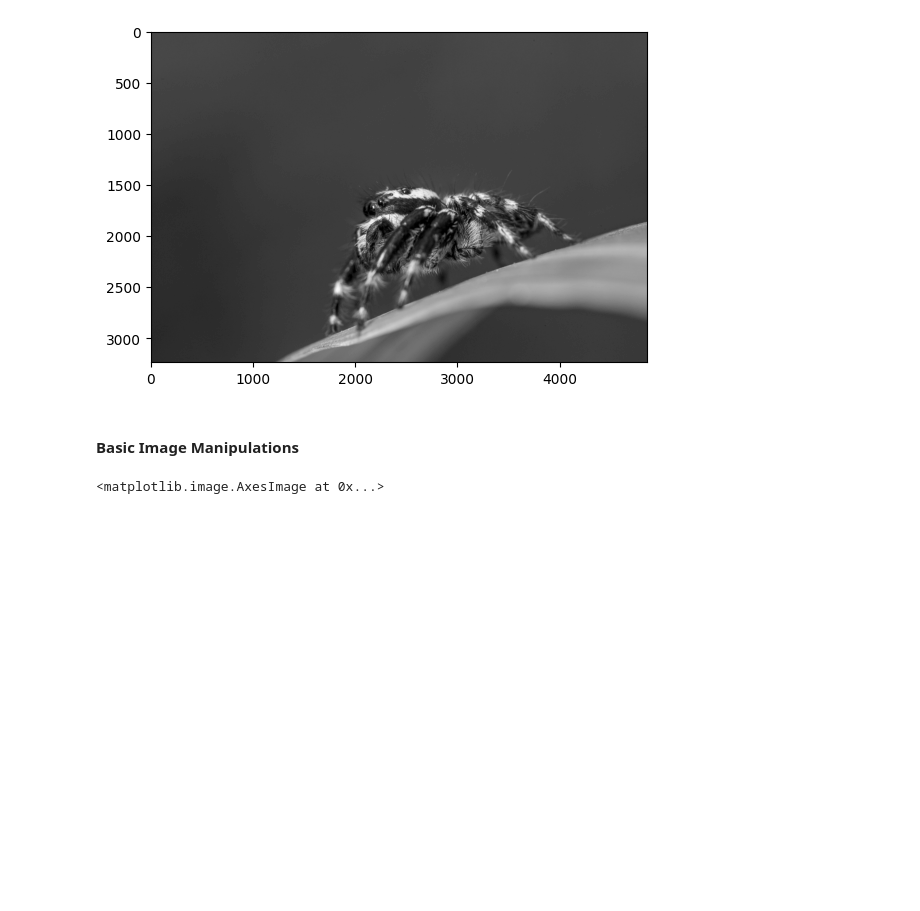
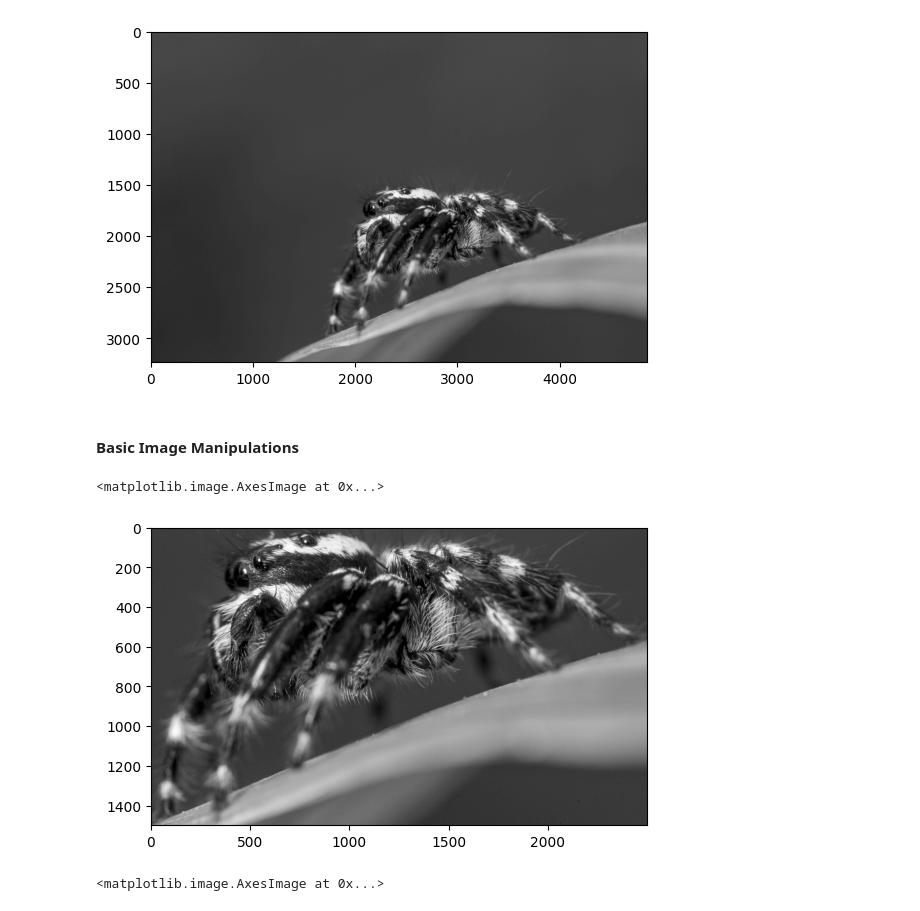
Before and after one commit to Minhdd1413/Image_Processing, a Jupyter notebook: Week1.ipynb, the cells around one changed output. Saved outputs shown, nothing was run; the diff lists cells and outputs as text; code cells hidden in the pictures; blank space fills up the shorter version.

```diff
--- a/Week1.ipynb
+++ b/Week1.ipynb
@@ -33,4 +33,12 @@ plt.imshow(img1, cmap='gray')
 [figure]
 # %% [markdown]
 #### Basic Image Manipulations
+# %%
+# Crop
+img1 = cv2.imread(dir, 0)
+img1 = img1[1500:3000, 1700:4200]
+plt.imshow(img1, cmap='gray')
+# %% [output]
+<matplotlib.image.AxesImage at 0x...>
+[figure, added]
 # %%
```
Also changed, not shown: parts of 2 cells of this notebook.
